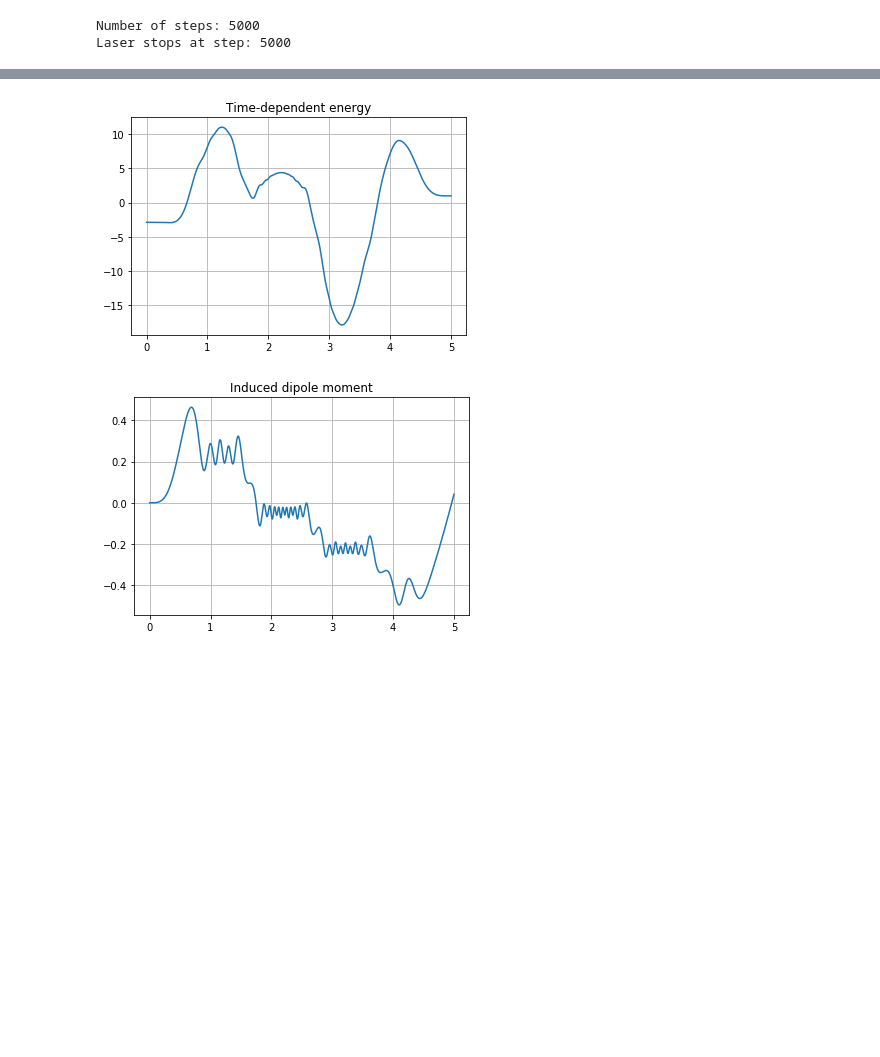
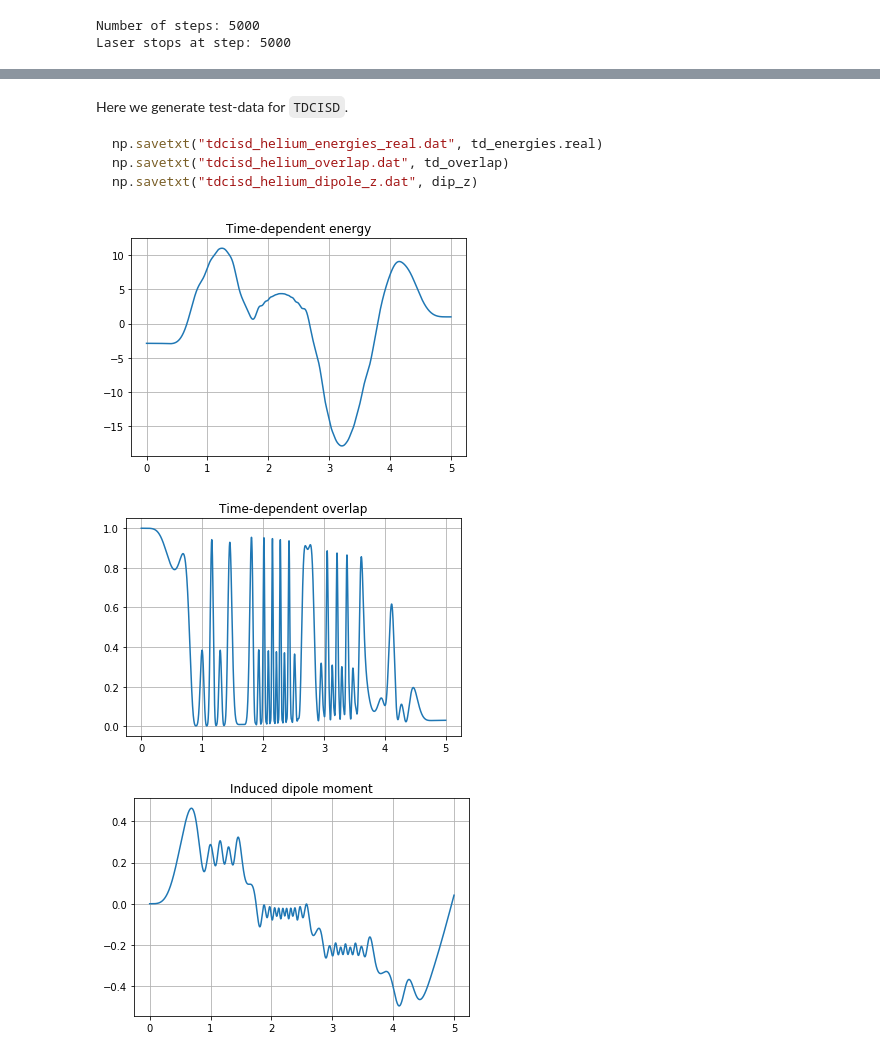
Before and after one commit to HyQD/configuration-interaction, a Jupyter notebook: scripts/tdci-helium.ipynb, the cells around one changed output, grey strips where cells are left out. Drawn from its saved outputs; the diff is of its cells as text; code cells hidden in the pictures; blank space fills up the shorter version.

Commit message:
Add plot of overlap

````diff
--- a/scripts/tdci-helium.ipynb
+++ b/scripts/tdci-helium.ipynb
@@ -79,7 +79,14 @@ time_points = np.linspace(0, T, num_steps)
 
 td_energies = np.zeros(len(time_points), dtype=np.complex128)
 dip_z = np.zeros(len(time_points))
+td_overlap = np.zeros_like(dip_z)
+
+rho_qp = tdcisd.compute_one_body_density_matrix(tol=1e6)
+rho_qp_hermitian = 0.5 * (rho_qp.conj().T + rho_qp)
+
 td_energies[0] = tdcisd.compute_energy()
+dip_z[0] = np.einsum("qp,pq->", rho_qp_hermitian, system.dipole_moment[2]).real
+td_overlap[0] = tdcisd.compute_time_dependent_overlap()
 # %% [output]
 Number of steps: 5000
 Laser stops at step: 5000
@@ -95,17 +104,31 @@ for i, c in tqdm.tqdm_notebook(
 # %% [output]
 [interactive output not drawn]
+# %% [markdown]
+Here we generate test-data for `TDCISD`.
+
+```python
+np.savetxt("tdcisd_helium_energies_real.dat", td_energies.real)
+np.savetxt("tdcisd_helium_overlap.dat", td_overlap)
+np.savetxt("tdcisd_helium_dipole_z.dat", dip_z)
+```
 # %%
 plt.figure()
 plt.plot(time_points, td_energies.real)
 plt.title("Time-dependent energy")
+plt.grid()
+
+plt.figure()
+plt.plot(time_points, td_overlap)
+plt.title("Time-dependent overlap")
 plt.grid()
 
 plt.figure()
 plt.plot(time_points, dip_z)
 plt.title("Induced dipole moment")
 plt.grid()
 
 plt.show()
 # %% [output]
 [figure]
-[figure, old version]
+[figure, new version]
+[figure, added]
````
Also changed, not shown: parts of 2 cells of this notebook.
